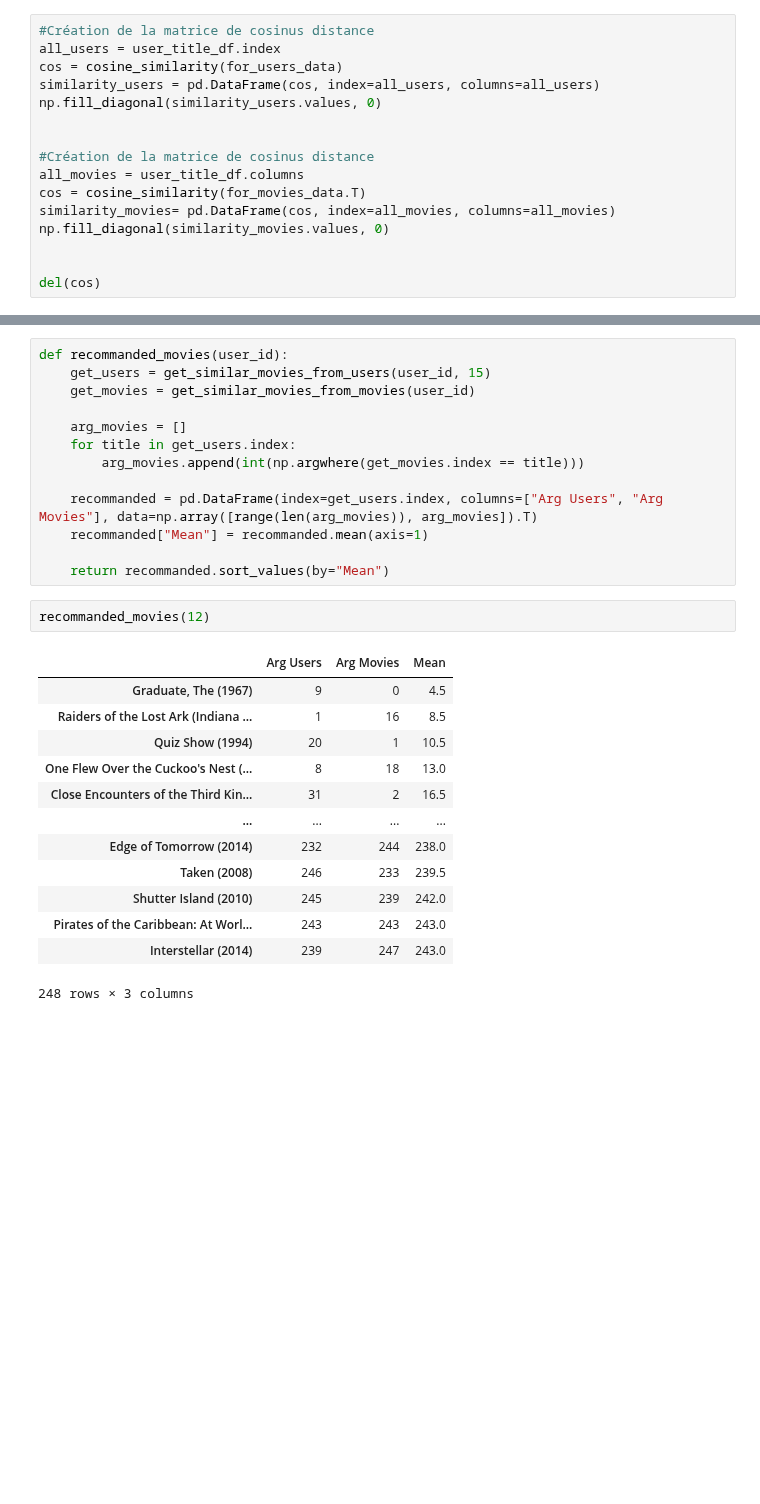
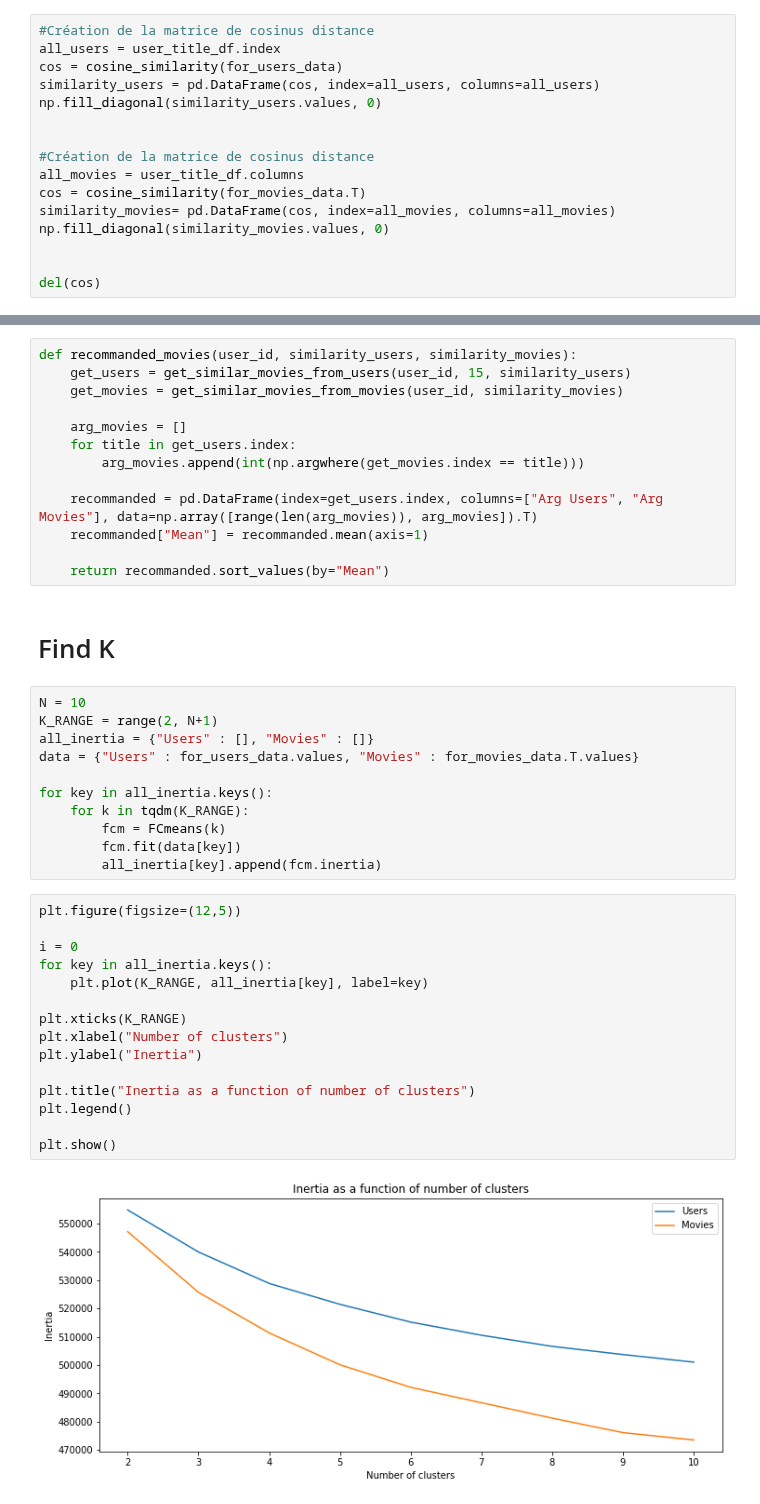
Before and after one commit to StundFR/ClusteringRecommendation, a Jupyter notebook: own algorithm/main.ipynb, the cells around one changed output, grey strips where cells are left out. Saved outputs shown, nothing was run; the diff lists cells and outputs as text; blank space fills up the shorter version.

```diff
--- a/own algorithm/main.ipynb
+++ b/own algorithm/main.ipynb
@@ -197,8 +162,8 @@ def get_similar_movies_from_movies(user_id):
     return similar_movies.sum(axis=1).sort_values(ascending=False)
 # %%
-def recommanded_movies(user_id):
-    get_users = get_similar_movies_from_users(user_id, 15)
-    get_movies = get_similar_movies_from_movies(user_id)
+def recommanded_movies(user_id, similarity_users, similarity_movies):
+    get_users = get_similar_movies_from_users(user_id, 15, similarity_users)
+    get_movies = get_similar_movies_from_movies(user_id, similarity_movies)
 
     arg_movies = []
     for title in get_users.index:
@@ -208,19 +173,33 @@ def recommanded_movies(user_id):
     recommanded["Mean"] = recommanded.mean(axis=1)
 
     return recommanded.sort_values(by="Mean")
-# %%
-recommanded_movies(12)
-# %% [output]
-|  | Arg Users | Arg Movies | Mean |
-| Graduate, The (1967) | 9 | 0 | 4.5 |
-| Raiders of the Lost Ark (Indiana ... | 1 | 16 | 8.5 |
-| Quiz Show (1994) | 20 | 1 | 10.5 |
-| One Flew Over the Cuckoo's Nest (... | 8 | 18 | 13.0 |
-| Close Encounters of the Third Kin... | 31 | 2 | 16.5 |
-| ... | ... | ... | ... |
-| Edge of Tomorrow (2014) | 232 | 244 | 238.0 |
-| Taken (2008) | 246 | 233 | 239.5 |
-| Shutter Island (2010) | 245 | 239 | 242.0 |
-| Pirates of the Caribbean: At Worl... | 243 | 243 | 243.0 |
-| Interstellar (2014) | 239 | 247 | 243.0 |
-248 rows × 3 columns
+# %% [markdown]
+# Find K
+# %%
+N = 10
+K_RANGE = range(2, N+1)
+all_inertia = {"Users" : [], "Movies" : []}
+data = {"Users" : for_users_data.values, "Movies" : for_movies_data.T.values}
+
+for key in all_inertia.keys():
+    for k in tqdm(K_RANGE):
+        fcm = FCmeans(k)
+        fcm.fit(data[key])
+        all_inertia[key].append(fcm.inertia)
+# %%
+plt.figure(figsize=(12,5))
+
+i = 0
+for key in all_inertia.keys():
+    plt.plot(K_RANGE, all_inertia[key], label=key)
+
+plt.xticks(K_RANGE)
+plt.xlabel("Number of clusters")
+plt.ylabel("Inertia")
+
+plt.title("Inertia as a function of number of clusters")
+plt.legend()
+
+plt.show()
+# %% [output]
+[figure, added]
```
Also changed, not shown: parts of 16 cells of this notebook.
